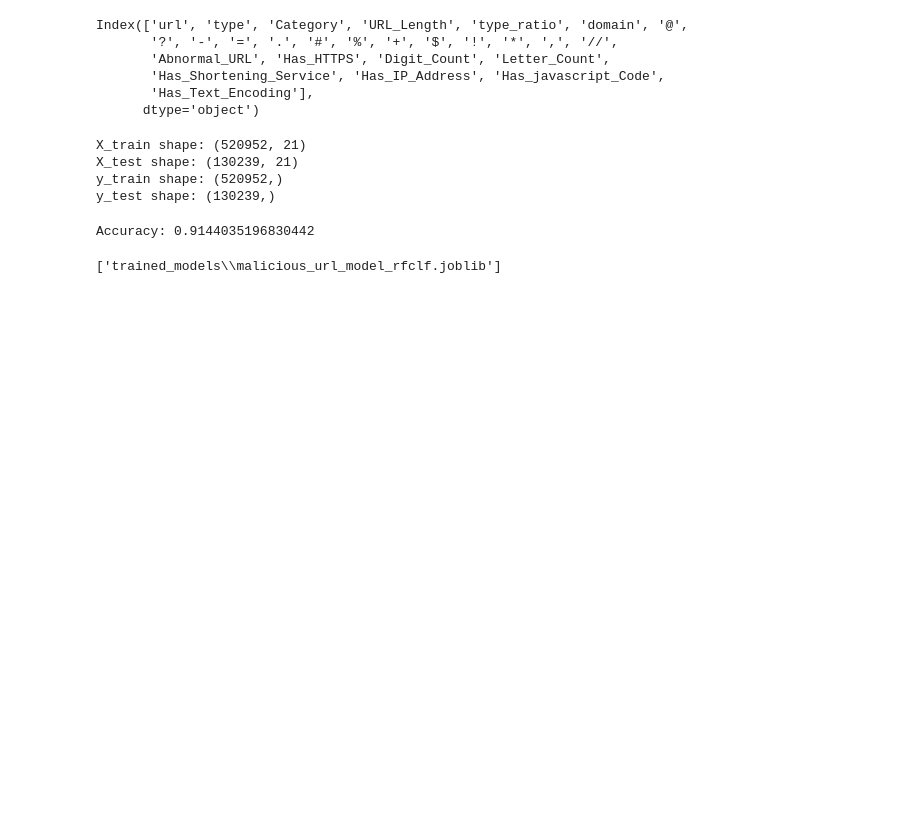
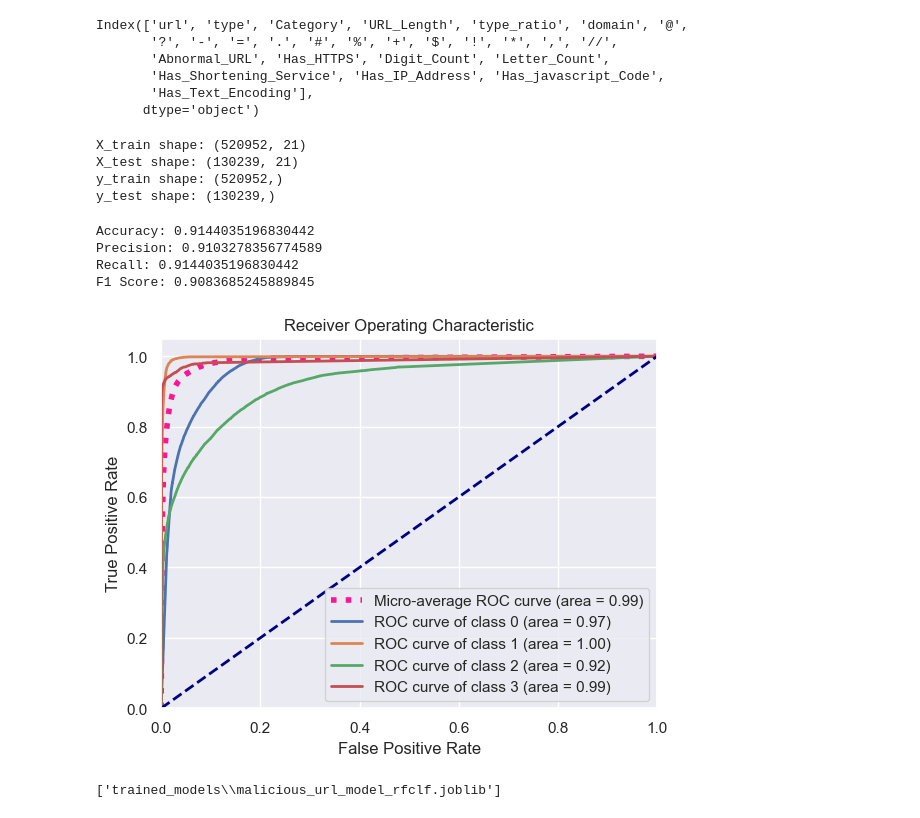
Before and after one commit to Somashekarbm/PhishShield, a Jupyter notebook: malicious-urls-machine-learning-with-91-46-acc.ipynb, the cells around one changed output. Cells and saved outputs as stored; diff of their text form; code cells hidden in the pictures; blank space fills up the shorter version.

Commit message:
added the evaludation metrics to the classifiers

```diff
--- a/malicious-urls-machine-learning-with-91-46-acc.ipynb
+++ b/malicious-urls-machine-learning-with-91-46-acc.ipynb
@@ -625,19 +618,69 @@ X_test shape: (130239, 21)
 y_train shape: (520952,)
 y_test shape: (130239,)
 # %%
+from sklearn.ensemble import RandomForestClassifier
+from sklearn.metrics import accuracy_score, precision_score, recall_score, f1_score, roc_auc_score, roc_curve, auc
+import matplotlib.pyplot as plt
+import numpy as np
+from sklearn.preprocessing import label_binarize
 
 # Initialize and train the RandomForestClassifier
 clf = RandomForestClassifier(random_state=42)
 clf.fit(X_train, y_train)
 
 # Predict the labels for the testing set
 y_pred = clf.predict(X_test)
+y_pred_proba = clf.predict_proba(X_test)
 
 # Calculate the accuracy of the model
 accuracy = accuracy_score(y_test, y_pred)
 print("Accuracy:", accuracy)
+
+# Calculate precision, recall, and F1-score
+precision = precision_score(y_test, y_pred, average='weighted')
+recall = recall_score(y_test, y_pred, average='weighted')
+f1 = f1_score(y_test, y_pred, average='weighted')
+
+print("Precision:", precision)
+print("Recall:", recall)
+print("F1 Score:", f1)
+
+# Binarize the output
+y_test_bin = label_binarize(y_test, classes=clf.classes_)
+
+# Calculate ROC AUC for each class
+roc_auc = {}
+fpr = {}
+tpr = {}
+
+for i in range(len(clf.classes_)):
+    fpr[i], tpr[i], _ = roc_curve(y_test_bin[:, i], y_pred_proba[:, i])
+    roc_auc[i] = auc(fpr[i], tpr[i])
+
+# Compute micro-average ROC curve and ROC area
+fpr["micro"], tpr["micro"], _ = roc_curve(y_test_bin.ravel(), y_pred_proba.ravel())
+roc_auc["micro"] = auc(fpr["micro"], tpr["micro"])
+
+plt.figure()
+plt.plot(fpr["micro"], tpr["micro"], color='deeppink', linestyle=':', linewidth=4, label='Micro-average ROC curve (area = {0:0.2f})'.format(roc_auc["micro"]))
+
+for i in range(len(clf.classes_)):
+    plt.plot(fpr[i], tpr[i], lw=2, label='ROC curve of class {0} (area = {1:0.2f})'.format(clf.classes_[i], roc_auc[i]))
+
+plt.plot([0, 1], [0, 1], color='navy', lw=2, linestyle='--')
+plt.xlim([0.0, 1.0])
+plt.ylim([0.0, 1.05])
+plt.xlabel('False Positive Rate')
+plt.ylabel('True Positive Rate')
+plt.title('Receiver Operating Characteristic')
+plt.legend(loc="lower right")
+plt.show()
 # %% [output]
 Accuracy: 0.9144035196830442
+Precision: 0.9103278356774589
+Recall: 0.9144035196830442
+F1 Score: 0.9083685245889845
+[figure, added]
 # %%
 
 # Save the trained model using joblib
```
Also changed, not shown: parts of 8 cells of this notebook.
